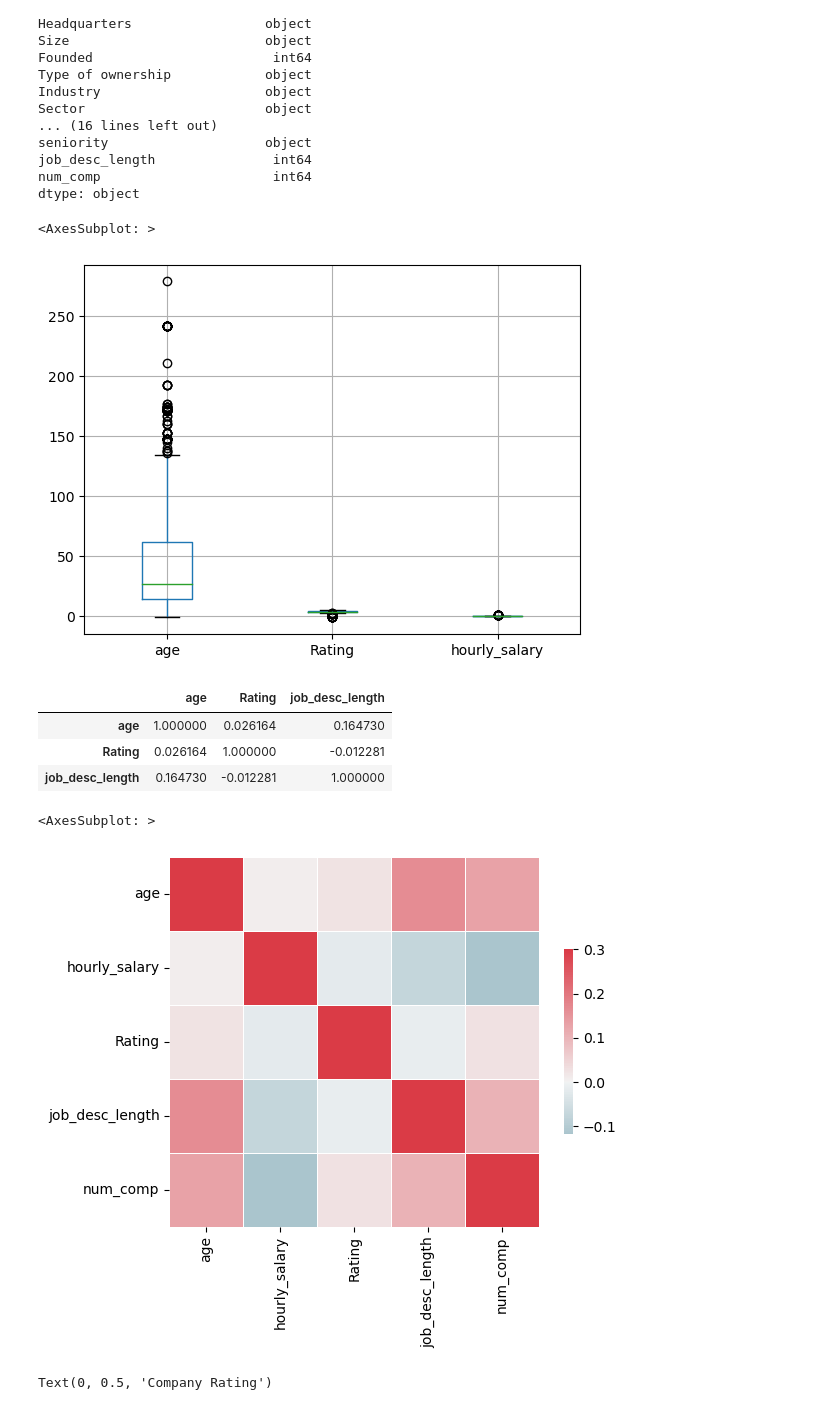
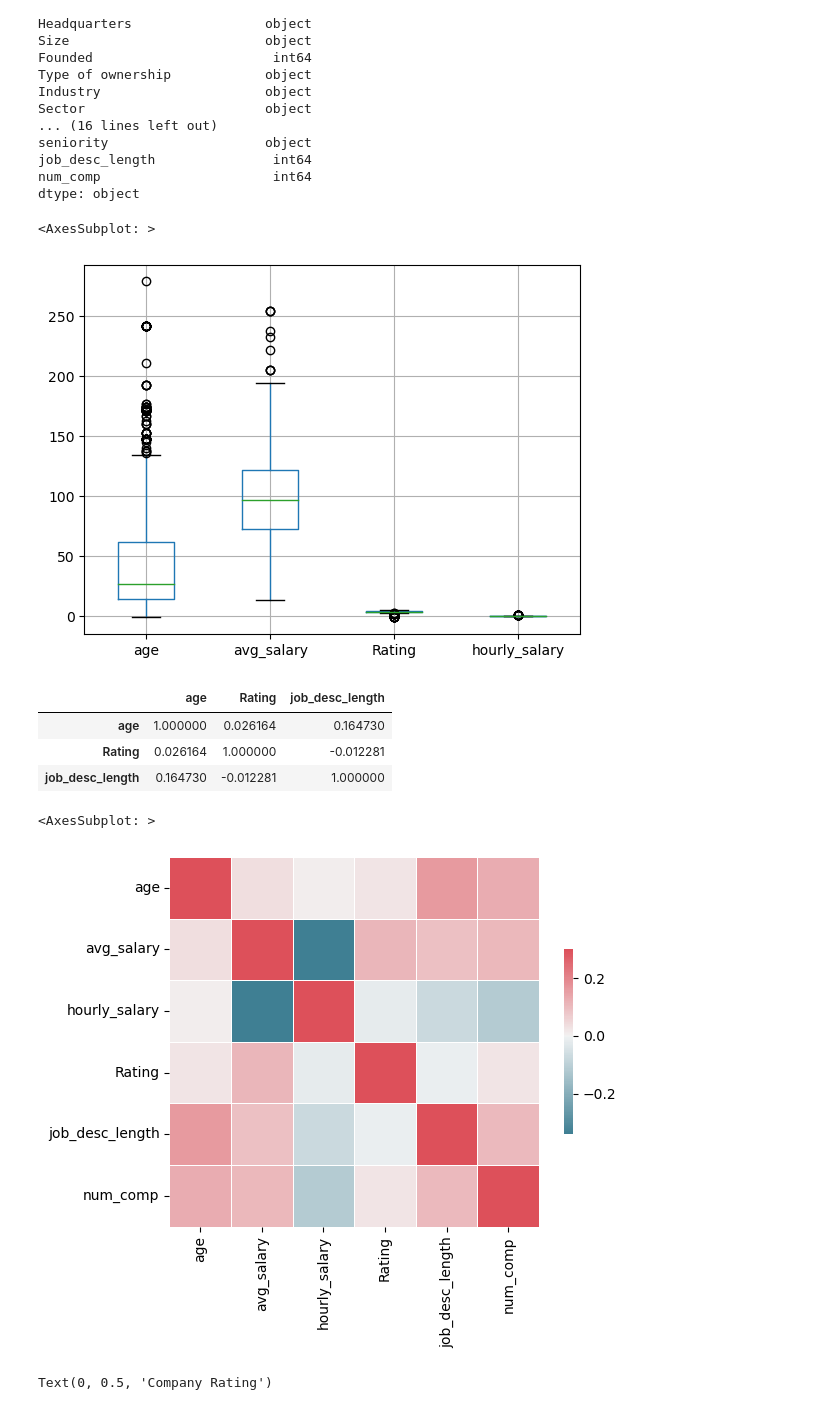
Before and after one commit to BibekRai44/DS_salary, a Jupyter notebook: project building/eda.ipynb, the cells around one changed output. Cells and saved outputs as stored; diff of their text form; code cells hidden in the pictures.

```diff
--- a/project building/eda.ipynb
+++ b/project building/eda.ipynb
@@ -365,10 +369,10 @@ job_desc_length               int64
 num_comp                      int64
 dtype: object
 # %%
-df.boxplot(column=['age','Rating','hourly_salary'])
+df.boxplot(column=['age','avg_salary','Rating','hourly_salary'])
 # %% [output]
 <AxesSubplot: >
-[figure, old version]
+[figure, new version]
 # %%
 df[['age','Rating','job_desc_length']].corr()
 # %% [output]
@@ -378,11 +382,11 @@ df[['age','Rating','job_desc_length']].corr()
 | job_desc_length | 0.164730 | -0.012281 | 1.000000 |
 # %%
 cmap = sns.diverging_palette(220, 10, as_cmap=True)
-sns.heatmap(df[['age','hourly_salary','Rating','job_desc_length','num_comp']].corr(),vmax=.3, center=0, cmap=cmap,
+sns.heatmap(df[['age','avg_salary','hourly_salary','Rating','job_desc_length','num_comp']].corr(),vmax=.3, center=0, cmap=cmap,
             square=True, linewidths=.5, cbar_kws={"shrink": .5})
 # %% [output]
 <AxesSubplot: >
-[figure, old version]
+[figure, new version]
 # %%
 sns.barplot(data=df,x=df['age'].head(10),y=df['Rating'].head(10),color='grey')
 plt.title("Company age and their rating",color="DarkBlue")
```
Also changed, not shown: parts of 11 cells of this notebook.
